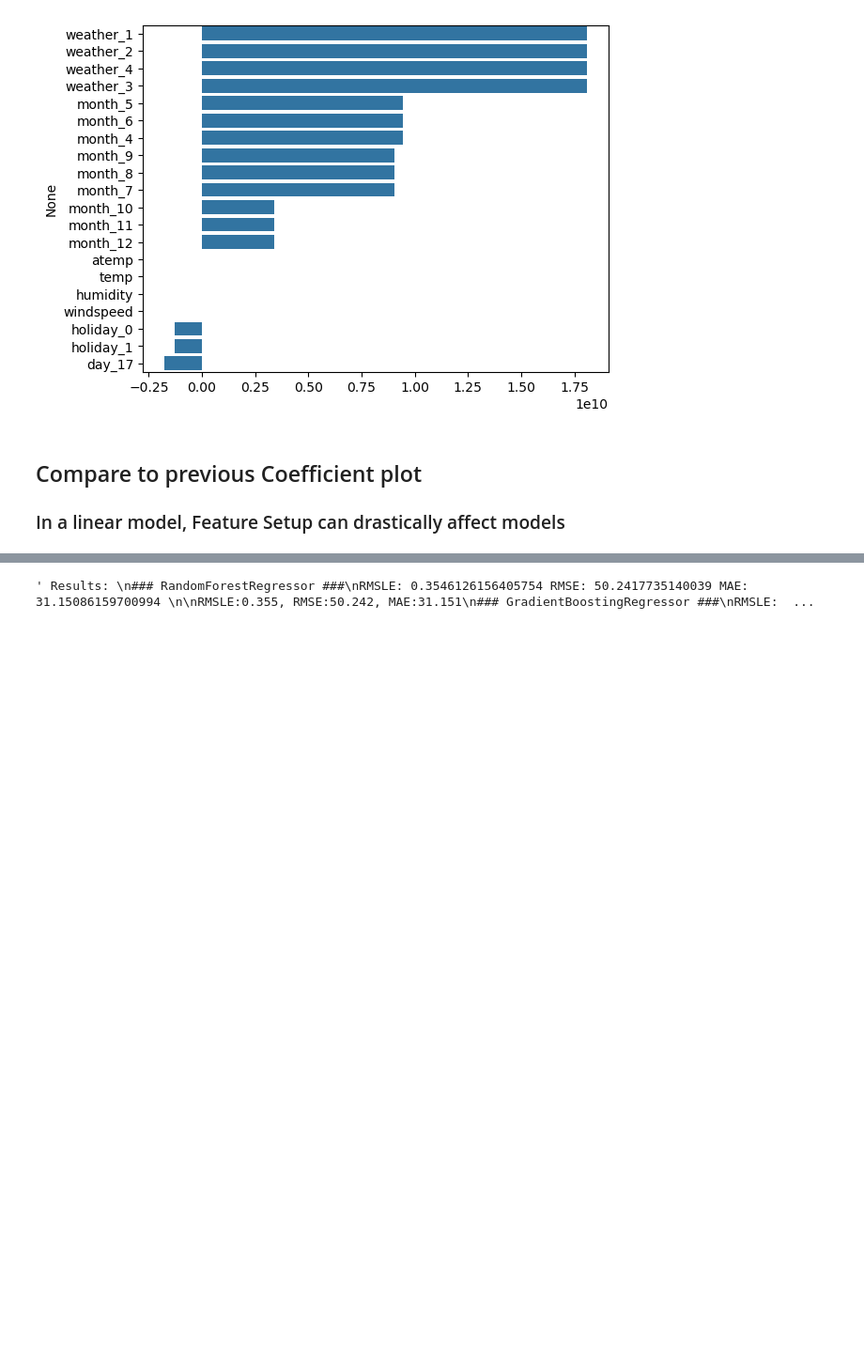
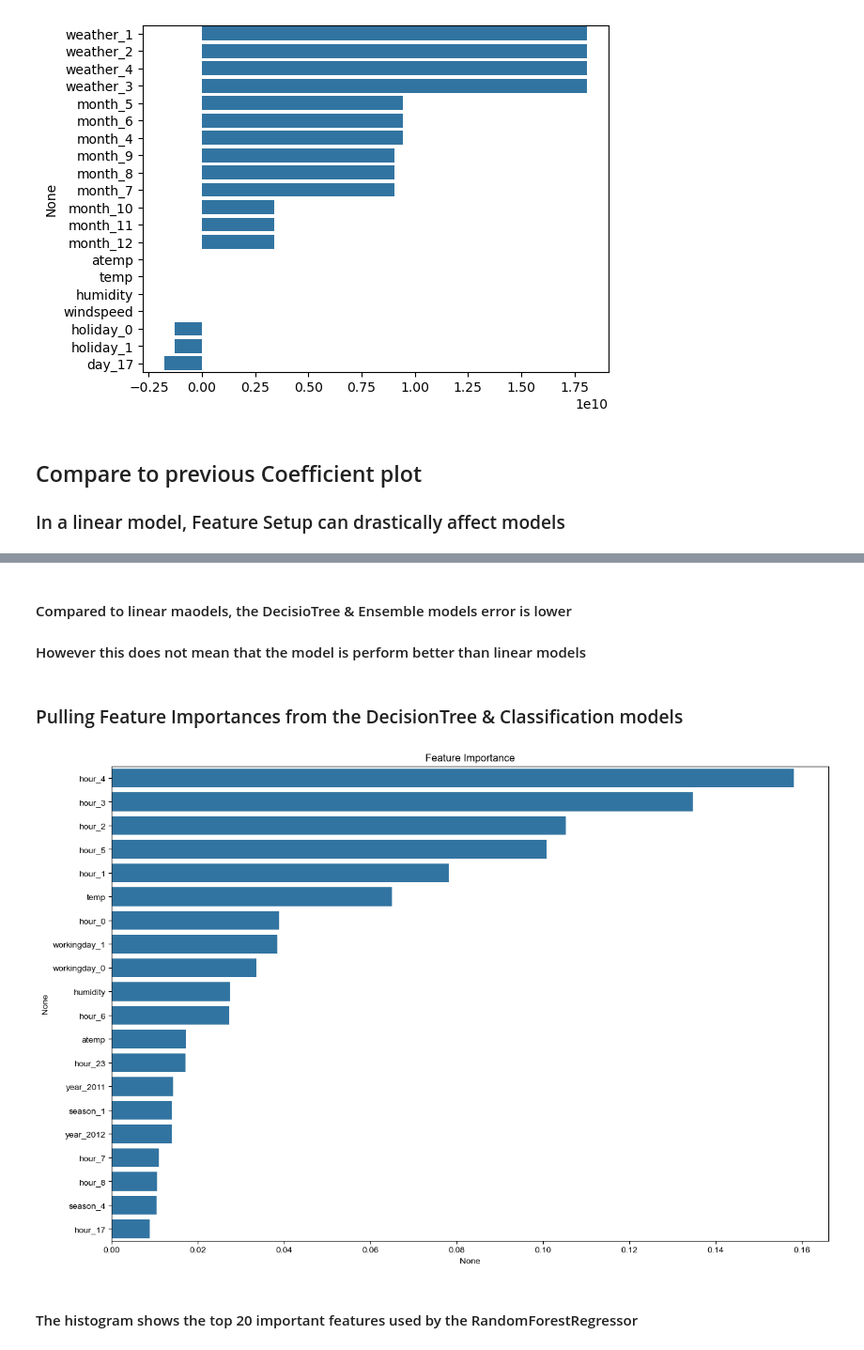
Before and after one commit to sasukev09/CaseStudiesMachineLearning, a Jupyter notebook: RegressionExerciseBikeSharing.ipynb, the cells around one changed output, grey strips where cells are left out. Shown at 94% size. Drawn from its saved outputs; the diff is of its cells as text; code cells hidden in the pictures; blank space fills up the shorter version.

Commit message:
Final Review of Bike Exercise
Reviewing more complex models for a more fine tuning, ensemble models, etc.

```diff
--- a/RegressionExerciseBikeSharing.ipynb
+++ b/RegressionExerciseBikeSharing.ipynb
@@ -379,30 +357,32 @@ RMSLE:0.339, RMSE:51.475, MAE:31.357
 RMSLE: 0.3188456499157369 RMSE: 47.21464677592674 MAE: 29.028770412428237
 
 RMSLE:0.319, RMSE:47.215, MAE:29.029
-# %%
-''' Results:
-### RandomForestRegressor ###
-RMSLE: 0.3546126156405754 RMSE: 50.2417735140039 MAE: 31.15086159700994
-
-RMSLE:0.355, RMSE:50.242, MAE:31.151
-### GradientBoostingRegressor ###
-RMSLE: 0.32977122066607717 RMSE: 53.336526630906064 MAE: 32.738052769899404
-
-RMSLE:0.330, RMSE:53.337, MAE:32.738
-### XGBRegressor ###
-RMSLE: 0.3387945101883576 RMSE: 51.475410497945525 MAE: 31.356582982001388
-
-RMSLE:0.339, RMSE:51.475, MAE:31.357
-[LightGBM] [Info] Auto-choosing row-wise multi-threading, the overhead of testing was 0.001003 seconds.
-You can set `force_row_wise=true` to remove the overhead.
-And if memory is not enough, you can set `force_col_wise=true`.
-[LightGBM] [Info] Total Bins 348
-[LightGBM] [Info] Number of data points in the train set: 7620, number of used features: 72
-[LightGBM] [Info] Start training from score 4.582043
-### LGBMRegressor ###
-RMSLE: 0.3188456499157369 RMSE: 47.21464677592674 MAE: 29.028770412428237
-
-RMSLE:0.319, RMSE:47.215, MAE:29.029
-'''
-# %% [output]
-' Results: \n### RandomForestRegressor ###\nRMSLE: 0.3546126156405754 RMSE: 50.2417735140039 MAE: 31.15086159700994 \n\nRMSLE:0.355, RMSE:50.242, MAE:31.151\n### GradientBoostingRegressor ###\nRMSLE:  ...
+# %% [markdown]
+#### Compared to linear maodels, the DecisioTree & Ensemble models error is lower
+
+#### However this does not mean that the model is perform better than linear models
+# %% [markdown]
+### Pulling Feature Importances from the DecisionTree & Classification models
+# %%
+import matplotlib.pyplot as plt
+import seaborn as sns
+%matplotlib inline
+
+from matplotlib import font_manager, rc
+font_path = "C:/Windows/Fonts/Arial.TTF"
+font = font_manager.FontProperties(fname=font_path).get_name()
+rc('font', family=font)
+
+ftr_importances_values = rf_reg.feature_importances_
+ftr_importances = pd.Series(ftr_importances_values, index=X_train.columns)
+ftr_top20 = ftr_importances.sort_values(ascending=False)[:20]
+
+plt.figure(figsize=(15,10))
+plt.title('Feature Importance')
+sns.barplot(x=ftr_top20, y=ftr_top20.index)
+sns.set(font_scale=1.1)
+plt.show()
+# %% [output]
+[figure, added]
+# %% [markdown]
+#### The histogram shows the top 20 important features used by the RandomForestRegressor
```
Also changed, not shown: parts of 5 cells of this notebook.
